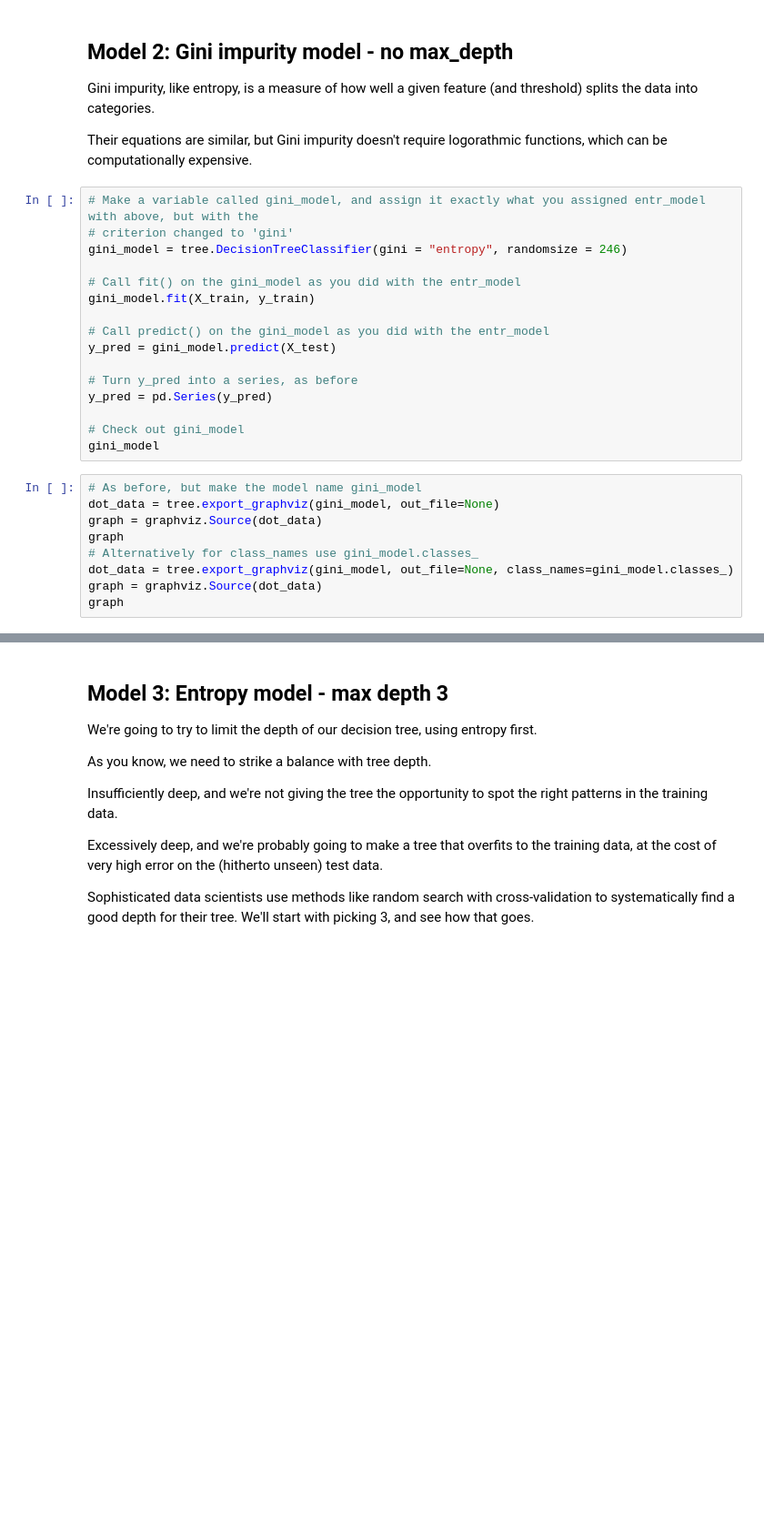
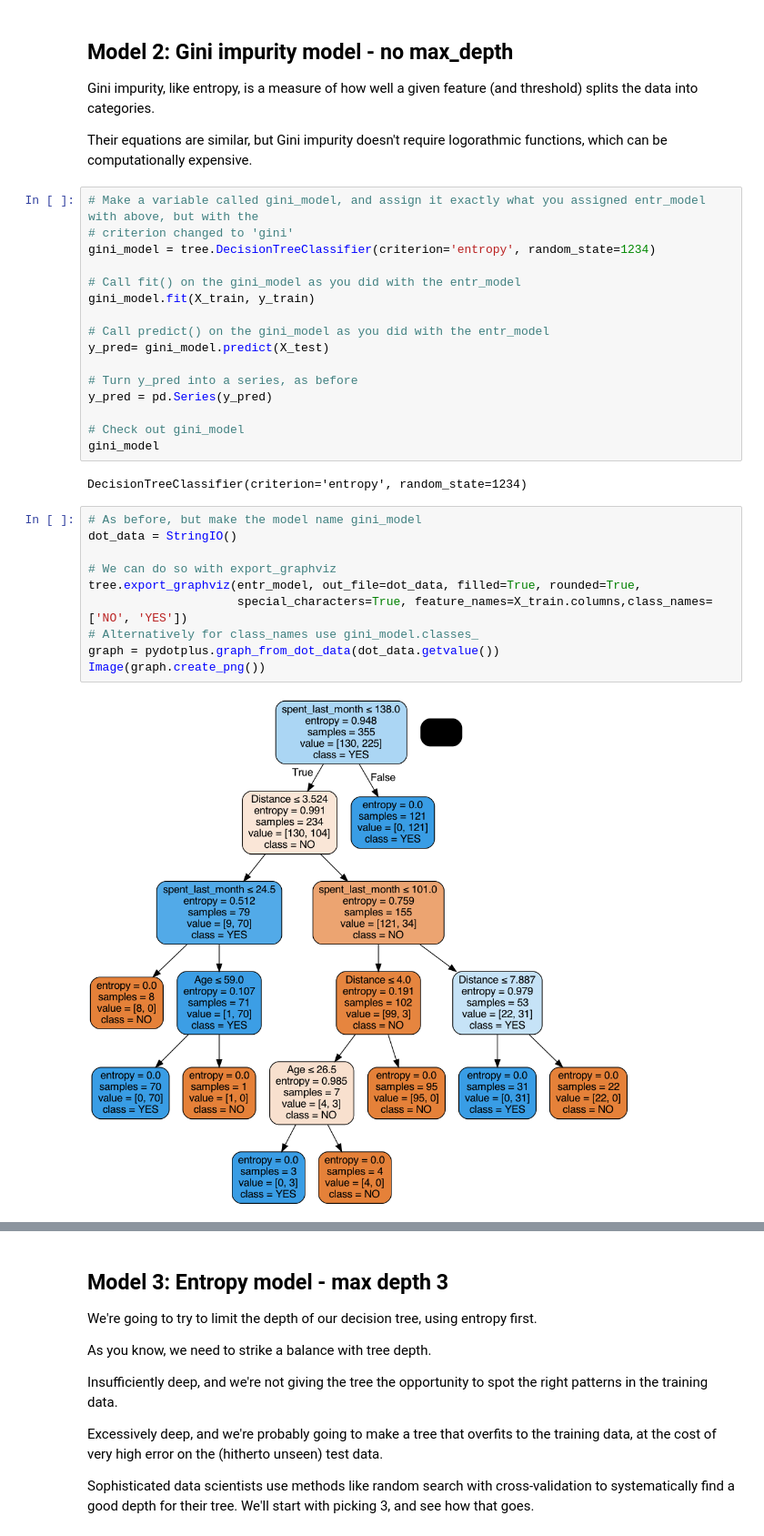
Before and after one commit to Lidan2022/Springboard, a Jupyter notebook: Springboard Decision Tree Specialty Coffee Case Study - Tier 3.ipynb, the cells around one changed output, grey strips where cells are left out. Shown at 91% size. Saved outputs shown, nothing was run; the diff lists cells and outputs as text; blank space fills up the shorter version.

```diff
--- a/Springboard Decision Tree Specialty Coffee Case Study - Tier 3.ipynb
+++ b/Springboard Decision Tree Specialty Coffee Case Study - Tier 3.ipynb
@@ -294,28 +422,33 @@ Their equations are similar, but Gini impurity doesn't require logorathmic funct
 # %%
 # Make a variable called gini_model, and assign it exactly what you assigned entr_model with above, but with the
 # criterion changed to 'gini'
-gini_model = tree.DecisionTreeClassifier(gini = "entropy", randomsize = 246)
+gini_model = tree.DecisionTreeClassifier(criterion='entropy', random_state=1234)
 
 # Call fit() on the gini_model as you did with the entr_model
 gini_model.fit(X_train, y_train)
 
 # Call predict() on the gini_model as you did with the entr_model
-y_pred = gini_model.predict(X_test)
+y_pred= gini_model.predict(X_test)
 
 # Turn y_pred into a series, as before
 y_pred = pd.Series(y_pred)
 
 # Check out gini_model
 gini_model
+# %% [output]
+DecisionTreeClassifier(criterion='entropy', random_state=1234)
 # %%
 # As before, but make the model name gini_model
-dot_data = tree.export_graphviz(gini_model, out_file=None)
-graph = graphviz.Source(dot_data)
-graph
+dot_data = StringIO()
+
+# We can do so with export_graphviz
+tree.export_graphviz(entr_model, out_file=dot_data, filled=True, rounded=True,
+                     special_characters=True, feature_names=X_train.columns,class_names=['NO', 'YES'])
 # Alternatively for class_names use gini_model.classes_
-dot_data = tree.export_graphviz(gini_model, out_file=None, class_names=gini_model.classes_)
-graph = graphviz.Source(dot_data)
-graph
+graph = pydotplus.graph_from_dot_data(dot_data.getvalue())
+Image(graph.create_png())
+# %% [output]
+[figure, added]
 # %%
 # Run this block for model evaluation
 print("Model Gini impurity model")
```
Also changed, not shown: parts of 54 cells of this notebook.
